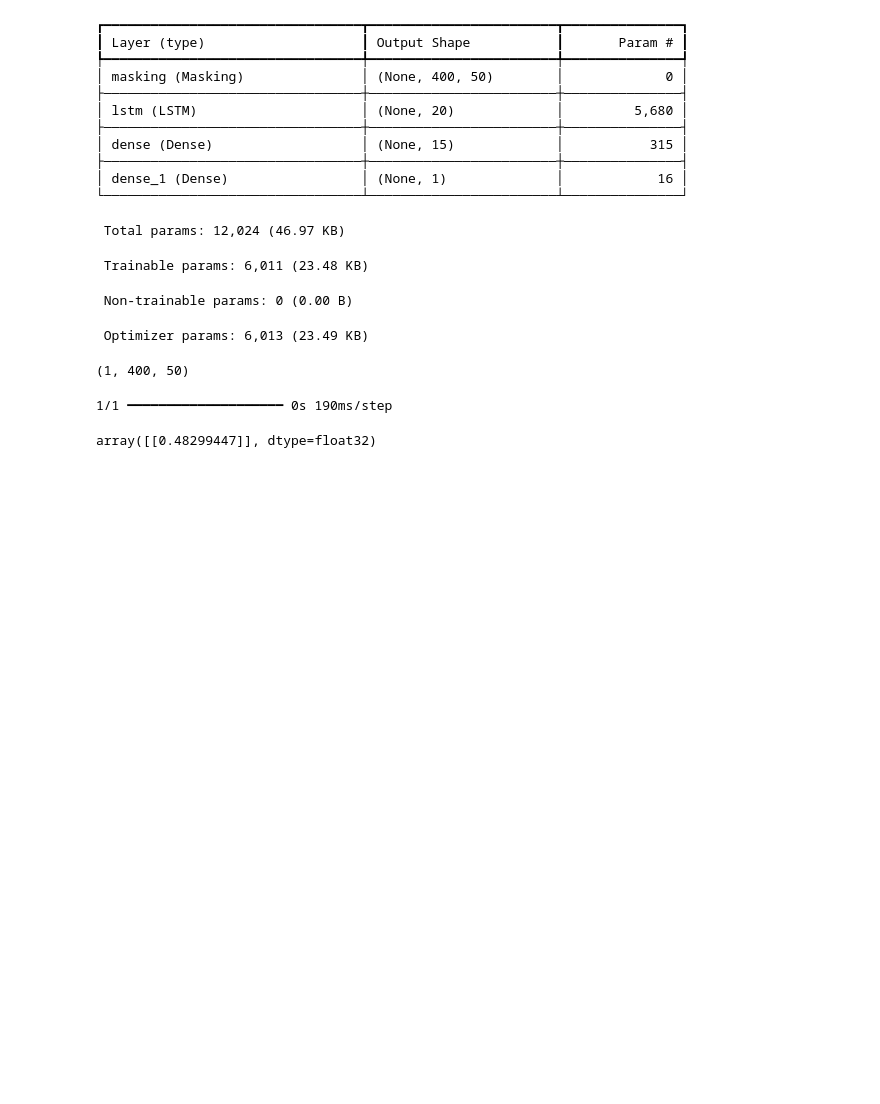
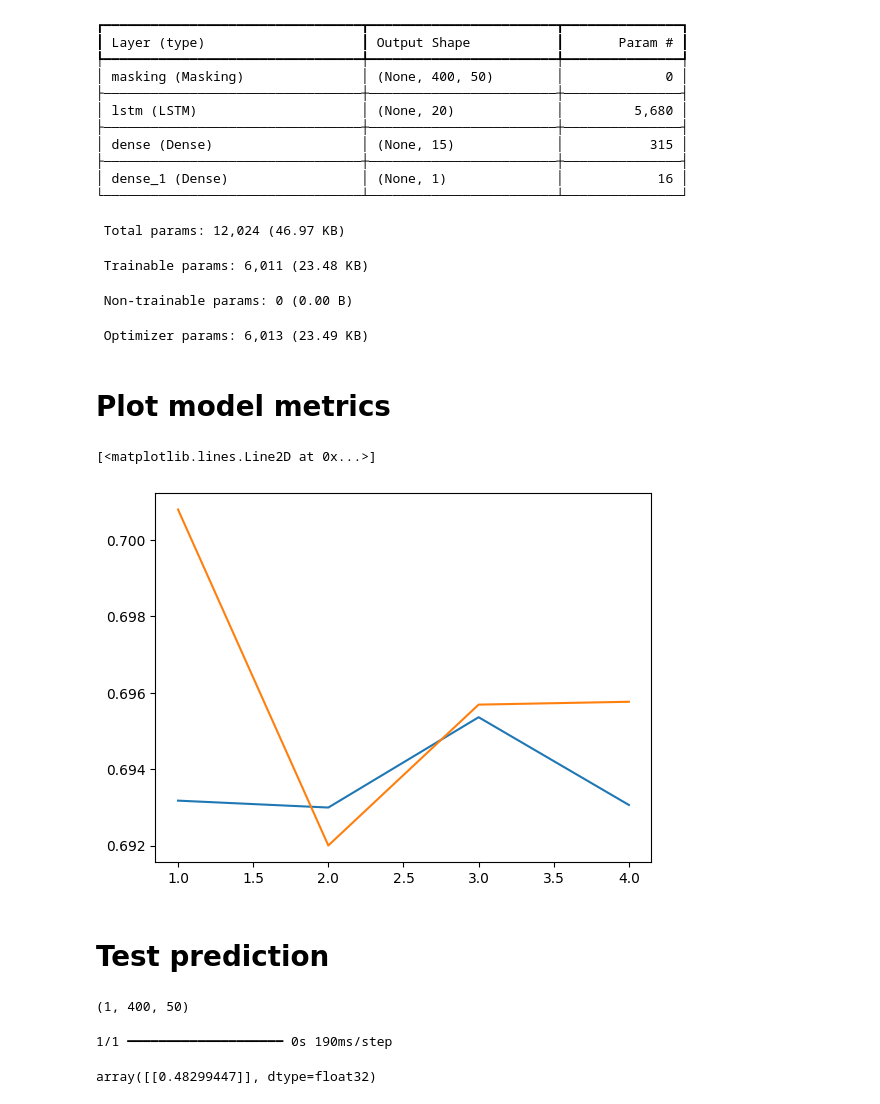
Before and after one commit to Jojo2813/sentiscope, a Jupyter notebook: notebooks/DL_MV.ipynb, the cells around one changed output. Drawn from its saved outputs; the diff is of its cells as text; code cells hidden in the pictures; blank space fills up the shorter version.

Commit message:
Cleaned Word2Vec notebook

```diff
--- a/notebooks/DL_MV.ipynb
+++ b/notebooks/DL_MV.ipynb
@@ -12,3 +8,0 @@ clean_df = pd.read_csv(path)
-# %%
-clean_df = clean_df.sample(frac=0.1)
-len(clean_df)
@@ -289,9 +273,9 @@ def init_model():
     model.add(layers.Masking())
     model.add(layers.LSTM(300, activation='tanh', return_sequences=True))
     model.add(layers.LSTM(100, activation='tanh'))
-    model.add(layers.Dense(100, activation='sigmoid'))
-    model.add(layers.Dense(50, activation='sigmoid'))
-    model.add(layers.Dense(20, activation='sigmoid'))
+    model.add(layers.Dense(100, activation='relu'))
+    model.add(layers.Dense(50, activation='relu'))
+    model.add(layers.Dense(20, activation='relu'))
     model.add(layers.Dense(1, activation='sigmoid'))
 
     model.compile(loss='binary_crossentropy',
@@ -306,14 +290,17 @@ num_files = 20
 # %%
 import math
+# Num of files returned after every batch_generator function call
+num_files = 1
 
+# model parameters
 steps_per_epoch = math.ceil(train_len / (train_batch_size * num_files))
-validation_steps = math.ceil(val_size / (val_batch_size * num_files))
+validation_steps = math.ceil(val_len / (val_batch_size * num_files))
 # %%
 es = EarlyStopping(patience=5, restore_best_weights=True)
 
-model.fit(batch_generator("train_embeddings_batches", y_train, num_files=num_files), # We are processing 20 train files with 50 sentences each
+history = model.fit(batch_generator("train_embeddings_batches", y_train, num_files=num_files), # We are processing 20 train files with 50 sentences each
           steps_per_epoch=steps_per_epoch,
-          epochs=100,
+          epochs=4,
           validation_data=batch_generator("val_embeddings_batches", y_val, num_files=num_files),
           validation_steps=validation_steps,
           callbacks=[es]
@@ -356,6 +330,18 @@ Model: "sequential"
  Trainable params: 6,011 (23.48 KB)
  Non-trainable params: 0 (0.00 B)
  Optimizer params: 6,013 (23.49 KB)
+# %% [markdown]
+# Plot model metrics
+# %%
+history.history['val_loss']
+
+plt.plot([1,2,3,4], history.history['val_loss'])
+plt.plot([1,2,3,4], history.history['loss'])
+# %% [output]
+[<matplotlib.lines.Line2D at 0x...>]
+[figure, added]
+# %% [markdown]
+# Test prediction
 # %%
 file_path = os.path.join('train_embeddings_batches', 'batch_0.pkl')
 with open(file_path, 'rb') as f:
```
Also changed, not shown: parts of 64 cells of this notebook.
